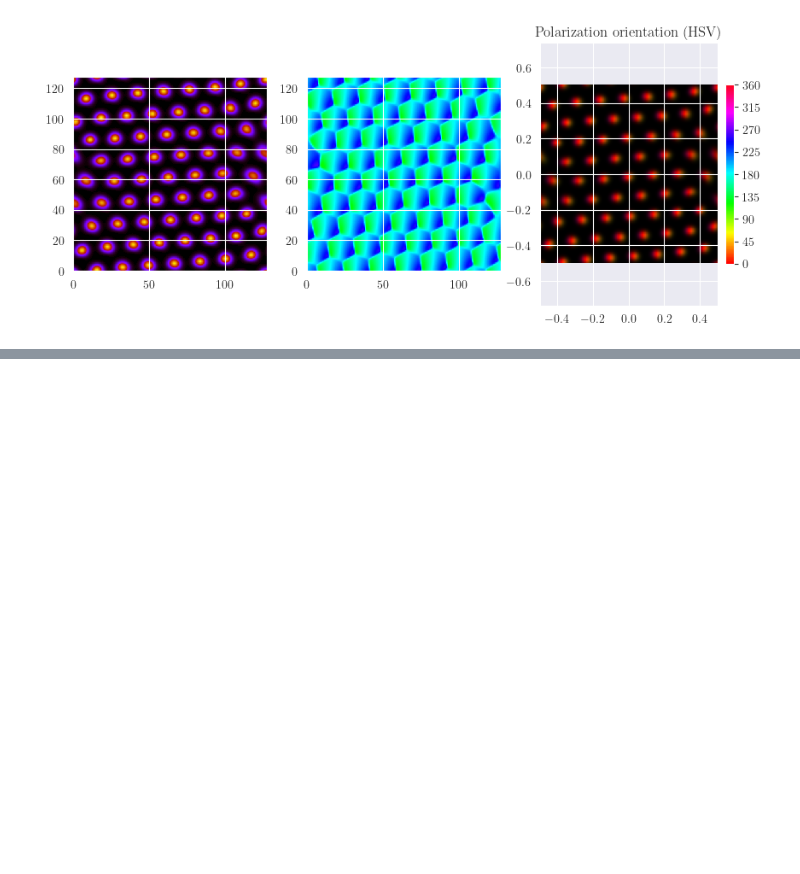
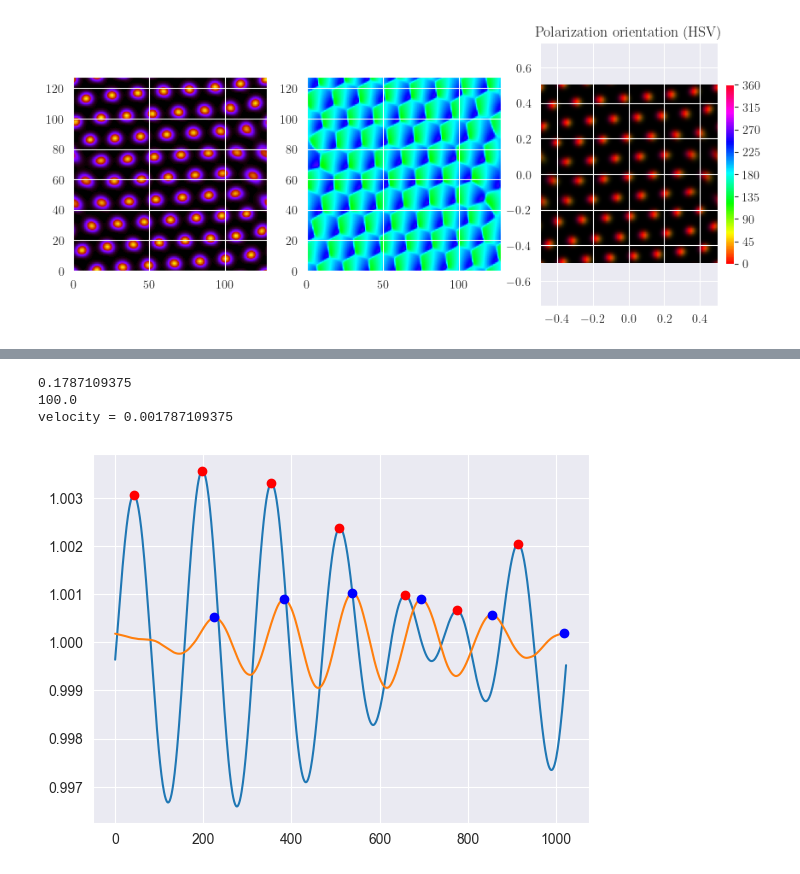
Before and after one commit to Jaegg3rNat/ABP_Flocking, a Jupyter notebook: Code/Analysis_ABP.ipynb, the cells around one changed output, grey strips where cells are left out. Saved outputs shown, nothing was run; the diff lists cells and outputs as text; code cells hidden in the pictures; blank space fills up the shorter version.

```diff
--- a/Code/Analysis_ABP.ipynb
+++ b/Code/Analysis_ABP.ipynb
@@ -537,0 +708,51 @@ VELOCITY: 0.008
+# %%
+import numpy as np
+import matplotlib.pyplot as plt
+from scipy.ndimage import gaussian_filter1d
+
+
+DIFF_T = 1.5e-5
+COMP_RADIUS = 0.1
+DIFF_R =0.001
+TAU = COMP_RADIUS**2 / DIFF_T
+D_r = DIFF_R* TAU
+
+rho0 = np.loadtxt("rho1.txt")
+rho1 = np.loadtxt("rho10.txt")
+# print(rho0)
+plt.plot(rho0)
+plt.plot(rho1)
+
+rho_smooth = gaussian_filter1d(rho0, sigma=2)
+# first derivative
+drho = np.gradient(rho_smooth)
+# peaks where derivative changes sign
+peaks = np.where((drho[:-1] > 0) & (drho[1:] < 0))[0]
+
+plt.plot(peaks, rho0[peaks], "ro")
+
+
+rho_smooth = gaussian_filter1d(rho1, sigma=2)
+# first derivative
+drho = np.gradient(rho_smooth)
+# peaks where derivative changes sign
+peaks1 = np.where((drho[:-1] > 0) & (drho[1:] < 0))[0]
+plt.plot(peaks1, rho1[peaks1], "bo")
+
+dt = 0.01
+t = 10 *1000
+x1 = peaks1[0]
+x0 = peaks[0]
+distance = (x1-x0)/1024
+time = t * dt
+
+print(distance)
+print(time)
+
+velocity = distance/time
+print("velocity =", velocity)
+# %% [output]
+0.1787109375
+100.0
+velocity = 0.001787109375
+[figure, added]
```
Also changed, not shown: parts of 5 cells of this notebook, 10 other files.
